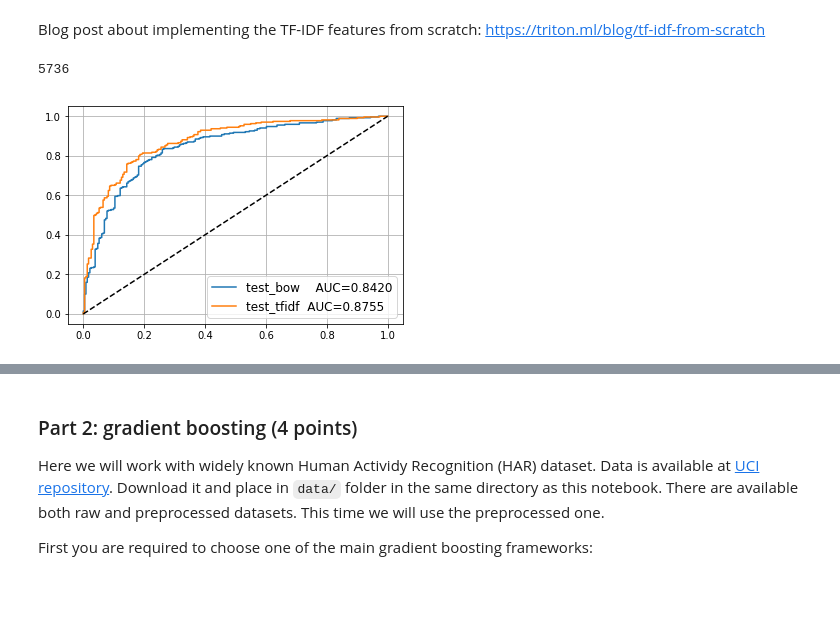
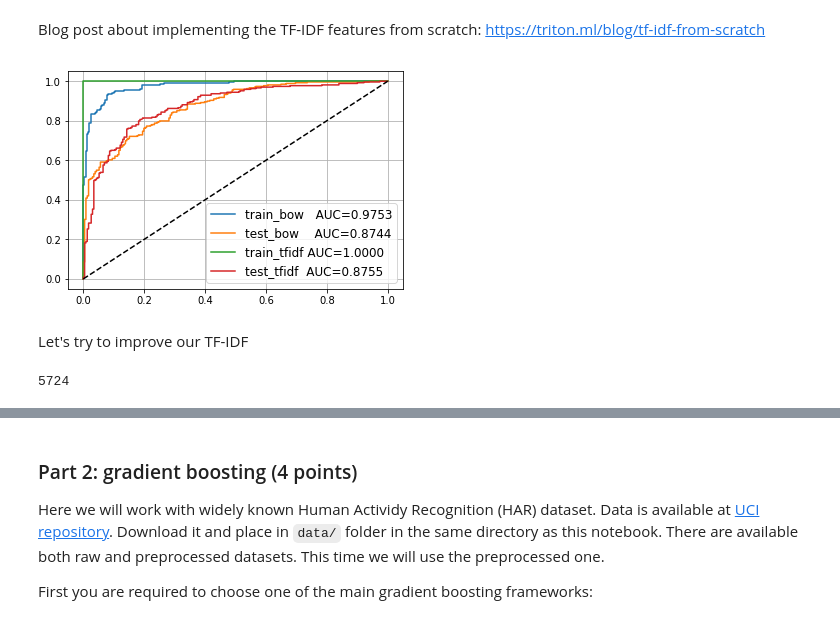
Before and after one commit to lit-leo/ml-mipt, a Jupyter notebook: homeworks/Lab2_Texts_and_Boosting/Lab2.ipynb, the cells around one changed output, grey strips where cells are left out. Drawn from its saved outputs; the diff is of its cells as text; code cells hidden in the pictures; blank space fills up the shorter version.

Commit message:
Add normalization, improve text-side results in general

```diff
--- a/homeworks/Lab2_Texts_and_Boosting/Lab2.ipynb
+++ b/homeworks/Lab2_Texts_and_Boosting/Lab2.ipynb
@@ -196,0 +270,12 @@ for n in tqdm_notebook(k * np.logspace(0, -2, 5)):
+# %%
+from sklearn.model_selection import GridSearchCV, StratifiedKFold
+cv = StratifiedKFold(n_splits=5, shuffle=True, random_state=42)
+clf = LogisticRegression(solver='liblinear', max_iter=500)
+param_grid = {
+    'C' : np.logspace(-1, 1, 20),
+    'penalty' : ['l1', 'l2']
+}
+
+gs = GridSearchCV(clf, param_grid, scoring='accuracy', n_jobs=-1, cv=cv, verbose=3)
+gs.fit(X_train_bow_sc, y_train)
+gs.best_estimator_, gs.best_score_
@@ -196,0 +292,18 @@ for n in tqdm_notebook(k * np.logspace(0, -2, 5)):
+# %%
+from sklearn.metrics import roc_auc_score, roc_curve
+
+bow_model = LogisticRegression(solver='liblinear').fit(X_train_bow, y_train)
+bow_sc_model = gs.best_estimator_.fit(X_train_bow_sc, y_train)
+for name, X, y, model in [
+    ('train      ', X_train_bow, y_train, bow_model),
+    ('test       ', X_test_bow, y_test, bow_model),
+    ('train_sc_gs', X_train_bow_sc, y_train, bow_sc_model),
+    ('test_sc_gs ', X_test_bow_sc, y_test, bow_sc_model),
+]:
+    proba = model.predict_proba(X)[:, 1]
+    auc = roc_auc_score(y, proba)
+    plt.plot(*roc_curve(y, proba)[:2], label='%s AUC=%.4f' % (name, auc))
+
+plt.plot([0, 1], [0, 1], '--', color='black',)
+plt.legend(fontsize='large')
+plt.grid()
@@ -212,8 +329,4 @@ __Your task:__ implement tf-idf features, train a model and evaluate ROC curve.
 __Please don't use sklearn/nltk builtin tf-idf vectorizers in your solution :)__ You can still use 'em for debugging though.
 # %% [markdown]
 Blog post about implementing the TF-IDF features from scratch: https://triton.ml/blog/tf-idf-from-scratch
-# %%
-len(bow_vocabulary)
-# %% [output]
-5736
 # %%
@@ -230,10 +340,14 @@ for word in bow_vocabulary:
     idf[word] = np.log(len(texts_train) / (doc_count + alpha))
 # %%
-def text_to_tfidf(text, idf=idf):
+def text_to_tfidf(text, idf=idf, normalize=False):
     res = np.zeros(len(idf), dtype='float32')
     for word, count in Counter(tokenizer.tokenize(text)).items():
         if word in idf:
             res[list(idf).index(word)] = count * idf[word]
+
+    if normalize and np.linalg.norm(res):
+        res /= np.linalg.norm(res)
+
     return res
 # %%
 X_train_tfidf = np.stack(list(map(text_to_tfidf, texts_train)))
@@ -241,19 +355,21 @@ X_test_tfidf = np.stack(list(map(text_to_tfidf, texts_test)))
 # %%
 from sklearn.metrics import roc_auc_score, roc_curve
 
-tfidf_model = LogisticRegression().fit(X_train_tfidf, y_train)
+tfidf_model = LogisticRegression(solver='liblinear').fit(X_train_tfidf, y_train)
 for name, X, y, model in [
-#     ('train_bow  ', X_train_bow, y_train, bow_model),
-    ('test_bow   ', X_test_bow, y_test, bow_model),
-#     ('train_tfidf', X_train_tfidf, y_train, tfidf_model),
+    ('train_bow  ', X_train_bow_sc, y_train, bow_sc_model),
+    ('test_bow   ', X_test_bow_sc, y_test, bow_sc_model),
+    ('train_tfidf', X_train_tfidf, y_train, tfidf_model),
     ('test_tfidf ', X_test_tfidf, y_test, tfidf_model)
 ]:
     proba = model.predict_proba(X)[:, 1]
     auc = roc_auc_score(y, proba)
     plt.plot(*roc_curve(y, proba)[:2], label='%s AUC=%.4f' % (name, auc))
 
 plt.plot([0, 1], [0, 1], '--', color='black',)
 plt.legend(fontsize='large')
 plt.grid()
 # %% [output]
-[figure, old version]
+[figure, new version]
+# %% [markdown]
+Let's try to improve our TF-IDF
@@ -259,0 +388,5 @@ plt.grid()
+# %%
+X_train_tfidf = np.stack(list(map(text_to_tfidf, texts_train)))
+X_test_tfidf = np.stack(list(map(text_to_tfidf, texts_test)))
+# %% [output]
+5724
```
Also changed, not shown: parts of 42 cells of this notebook.
